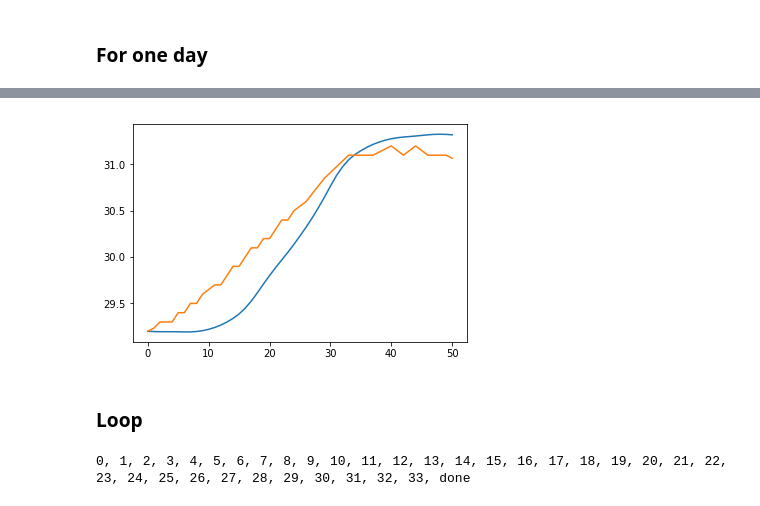
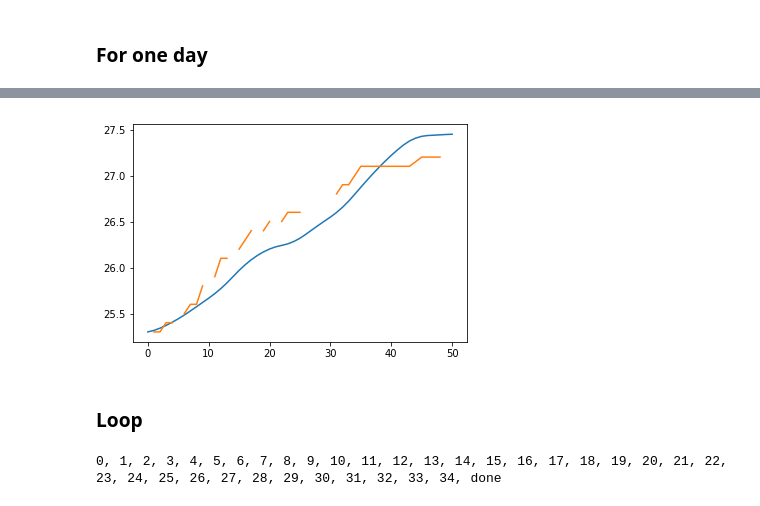
Before and after one commit to xdze2/thermique_appart, a Jupyter notebook: BlackBoxModel02.ipynb, the cells around one changed output, grey strips where cells are left out. Saved outputs shown, nothing was run; the diff lists cells and outputs as text; code cells hidden in the pictures.

```diff
--- a/BlackBoxModel02.ipynb
+++ b/BlackBoxModel02.ipynb
@@ -56,5 +13,4 @@ def model01_fit( T_int, T_ext, Phi ):
 df_full  = pd.read_pickle( 'weatherdata.pck' )
 # %%
 df = df_full[['T_int', 'temperature', 'flux_tot', 'windSpeed']].copy()
-df = df.dropna()
 # %%
@@ -124,8 +70,9 @@ def apply_model( data, T_start, params, full_output=False ):
 # %%
-params =  ( 50  , 80)
+params =  ( 40, 80)
 
-res = apply_model( df, 25.5, params )
+res = apply_model( df, 30, params )
 
+plt.figure( figsize=(14, 4) )
 plt.plot( res )
-plt.plot( df['T_int'].as_matrix() )
+plt.plot( df['T_int'].as_matrix() ) ;
 # %% [output]
@@ -198,24 +143,35 @@ df_byday['temperature'].plot( figsize=(14, 3) );
 ### Fit group by group
 # %%
 def fit_a_day( data, T_zero ):
-    eta_night = 0
-    h_day = 20   # fit ? ... mais comment distinguer phi / T_ext en journée ?
 
-    if  data['isnight'].all():
-        h = fit_model_p0( data, T_zero, eta_night )
-        eta = eta_night
+    T_exp = data['T_int'].as_matrix()
+    nombre_nonNaN = T_exp.size - np.isnan( T_exp ).sum()
+    if nombre_nonNaN < 10:
+        # pas assez de donnée pour faire le fit
+        h, eta = np.nan, np.nan
+        res = np.full( T_exp.shape , np.nan)
+
     else:
-        h = h_day
-        eta = fit_model_p1( data, T_zero, h_day )
+        eta_night = 0
+        h_day = 20   # résiduel ... comment distinguer phi / T_ext en journée ?
 
-    res = apply_model( data, T_zero, (h, eta) )
+        if  data['isnight'].all():
+            h = fit_model_p0( data, T_zero, eta_night )
+            eta = eta_night
+        else:
+            h = h_day
+            eta = fit_model_p1( data, T_zero, h_day )
 
-    return  (h, eta), res
+        res = apply_model( data, T_zero, (h, eta) )
+
+    return (h, eta), res
 # %% [markdown]
 ### For one day
 # %%
-data = df_byday.get_group(  Groupes[5] )
-T_zero = data['T_int'][0]
+data = df_byday.get_group(  Groupes[9] )
+
+T_int = data['T_int'].as_matrix()
+T_zero = T_int[ ~ np.isnan( T_int ) ][0]
 
 params, res = fit_a_day( data, T_zero )
 
@@ -223,5 +179,5 @@ print( data.index[0] )
 print( params )
 
 plt.plot( res )
-plt.plot( data['T_int'].as_matrix() );
+plt.plot( T_int );
 # %% [output]
@@ -230,24 +186,34 @@ plt.plot( data['T_int'].as_matrix() );
-[figure, old version]
+[figure, new version]
 # %% [markdown]
 ### Loop
 # %%
-df['T_theo'] = df['T_int'][0]
+# init
+df['T_theo'] = 0
 df['eta_M'], df['h_M'] = 0, 0
 
-T_zero = df['T_int'][0]
+# valeur initiale
+T_zero = df['T_int'][ df['T_int'].first_valid_index() ]
 
 for grp_id in Groupes:
     print( '%i, ' % grp_id, end='' )
     data_day = df_byday.get_group(  grp_id )
+
+    if np.isnan( T_zero ):
+        T_zero = data_day['T_int'][ data_day['T_int'].first_valid_index() ]
+
+    # fit
     params, res = fit_a_day( data_day, T_zero )
 
+    # save
     df.loc[ data_day.index, 'T_theo'] =  res
     df.loc[ data_day.index, 'eta_M'] =  params[1]
     df.loc[ data_day.index, 'h_M'] =  params[0]
 
+    # valeur initiale pour l'étape suivante
     T_zero = res[-1]
 
+
 print('done')
 # %% [output]
-0, 1, 2, 3, 4, 5, 6, 7, 8, 9, 10, 11, 12, 13, 14, 15, 16, 17, 18, 19, 20, 21, 22, 23, 24, 25, 26, 27, 28, 29, 30, 31, 32, 33, done
+0, 1, 2, 3, 4, 5, 6, 7, 8, 9, 10, 11, 12, 13, 14, 15, 16, 17, 18, 19, 20, 21, 22, 23, 24, 25, 26, 27, 28, 29, 30, 31, 32, 33, 34, done
 # %%
```
Also changed, not shown: parts of 30 cells of this notebook, 1 other file.
